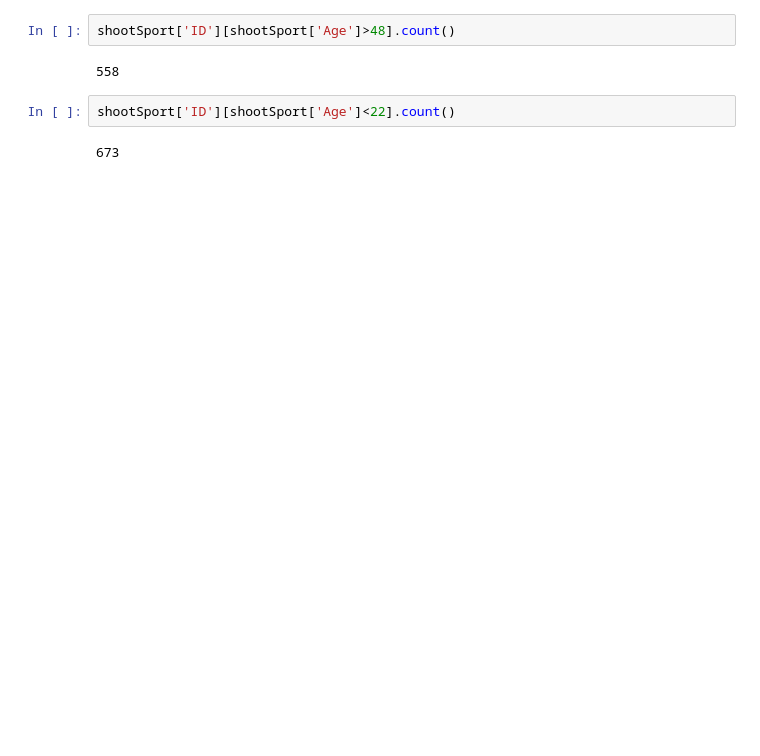
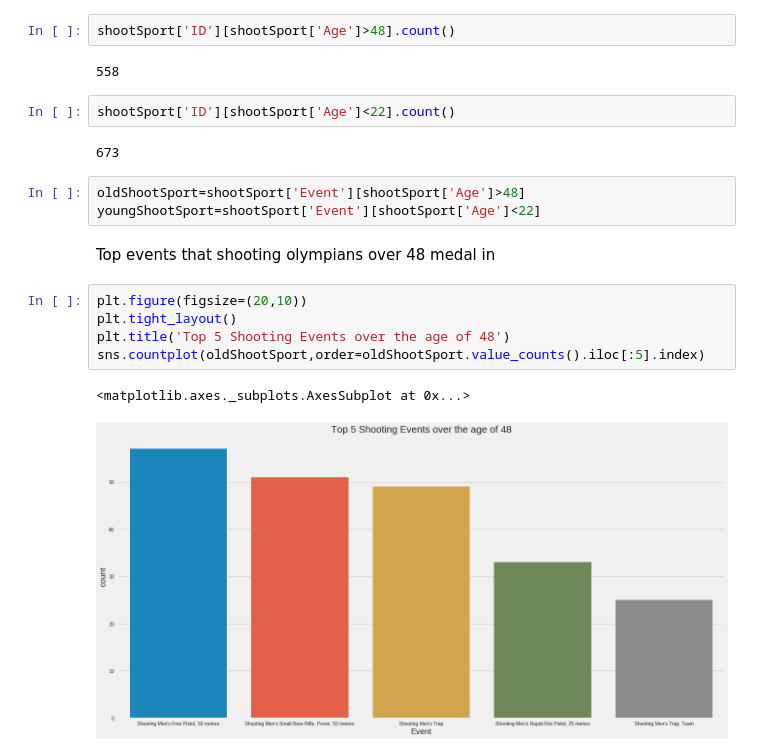
Before and after one commit to KenJiangg/Exploring-Datasets, a Jupyter notebook: Olympics_.ipynb, the cells around one changed output. Drawn from its saved outputs; the diff is of its cells as text; blank space fills up the shorter version.

Commit message:
Added the Shooting and Proportion for Swimming graphs; next step is use arb. time frame

```diff
--- a/Olympics_.ipynb
+++ b/Olympics_.ipynb
@@ -199,3 +207,16 @@ shootSport['ID'][shootSport['Age']>48].count()
 shootSport['ID'][shootSport['Age']<22].count()
 # %% [output]
 673
+# %%
+oldShootSport=shootSport['Event'][shootSport['Age']>48]
+youngShootSport=shootSport['Event'][shootSport['Age']<22]
+# %% [markdown]
+Top events that shooting olympians over 48 medal in
+# %%
+plt.figure(figsize=(20,10))
+plt.tight_layout()
+plt.title('Top 5 Shooting Events over the age of 48')
+sns.countplot(oldShootSport,order=oldShootSport.value_counts().iloc[:5].index)
+# %% [output]
+<matplotlib.axes._subplots.AxesSubplot at 0x...>
+[figure, added]
```
Also changed, not shown: parts of 18 cells of this notebook.
